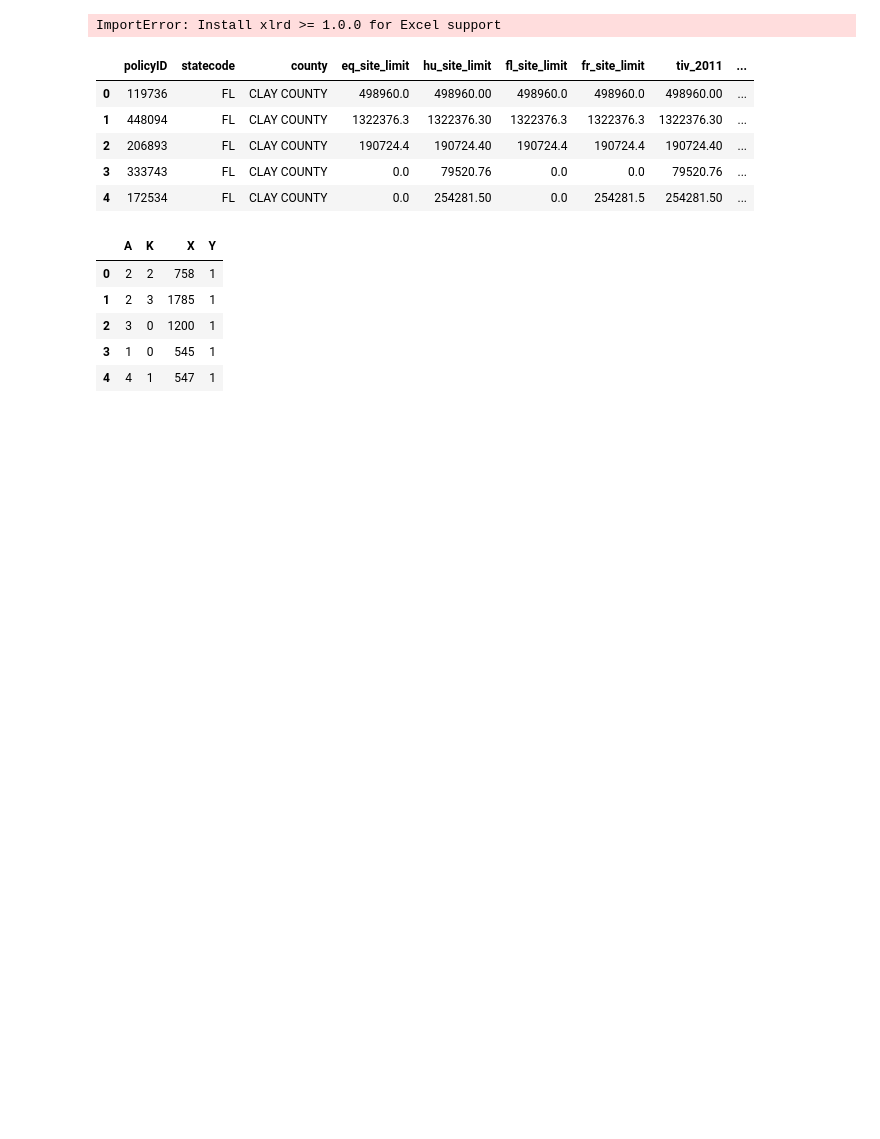
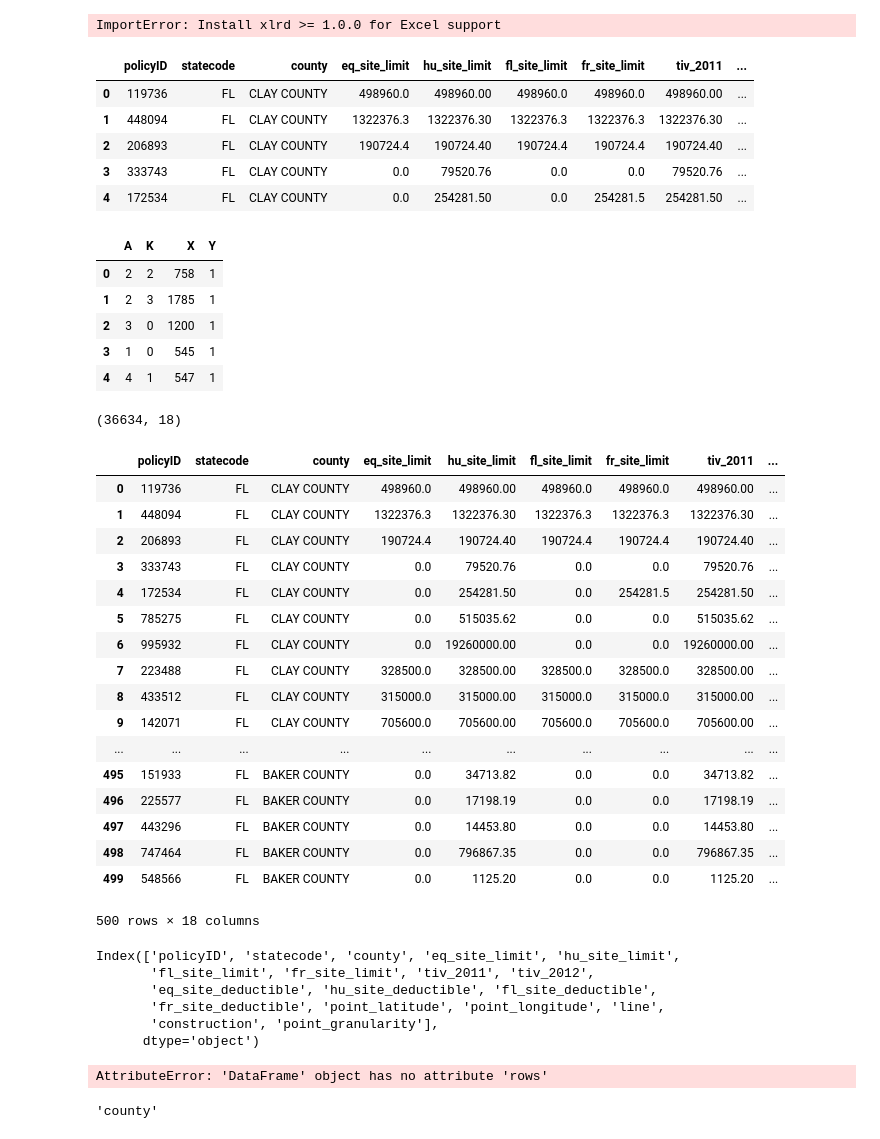
Before and after one commit to Deepak-Marichi/python-101, a Jupyter notebook: python-101.ipynb, the cells around one changed output. Saved outputs shown, nothing was run; the diff lists cells and outputs as text; code cells hidden in the pictures; blank space fills up the shorter version.

Commit message:
data reading

```diff
--- a/python-101.ipynb
+++ b/python-101.ipynb
@@ -214,3 +214,45 @@ df1.head()
 | 2 | 3 | 0 | 1200 | 1 |
 | 3 | 1 | 0 | 545 | 1 |
 | 4 | 4 | 1 | 547 | 1 |
+# %%
+df.shape
+# %% [output]
+(36634, 18)
+# %%
+df.head(500)
+# %% [output]
+|  | policyID | statecode | county | eq_site_limit | hu_site_limit | fl_site_limit | fr_site_limit | tiv_2011 | ... |
+| 0 | 119736 | FL | CLAY COUNTY | 498960.0 | 498960.00 | 498960.0 | 498960.0 | 498960.00 | ... |
+| 1 | 448094 | FL | CLAY COUNTY | 1322376.3 | 1322376.30 | 1322376.3 | 1322376.3 | 1322376.30 | ... |
+| 2 | 206893 | FL | CLAY COUNTY | 190724.4 | 190724.40 | 190724.4 | 190724.4 | 190724.40 | ... |
+| 3 | 333743 | FL | CLAY COUNTY | 0.0 | 79520.76 | 0.0 | 0.0 | 79520.76 | ... |
+| 4 | 172534 | FL | CLAY COUNTY | 0.0 | 254281.50 | 0.0 | 254281.5 | 254281.50 | ... |
+| 5 | 785275 | FL | CLAY COUNTY | 0.0 | 515035.62 | 0.0 | 0.0 | 515035.62 | ... |
+| 6 | 995932 | FL | CLAY COUNTY | 0.0 | 19260000.00 | 0.0 | 0.0 | 19260000.00 | ... |
+| 7 | 223488 | FL | CLAY COUNTY | 328500.0 | 328500.00 | 328500.0 | 328500.0 | 328500.00 | ... |
+| 8 | 433512 | FL | CLAY COUNTY | 315000.0 | 315000.00 | 315000.0 | 315000.0 | 315000.00 | ... |
+| 9 | 142071 | FL | CLAY COUNTY | 705600.0 | 705600.00 | 705600.0 | 705600.0 | 705600.00 | ... |
+| ... | ... | ... | ... | ... | ... | ... | ... | ... | ... |
+| 495 | 151933 | FL | BAKER COUNTY | 0.0 | 34713.82 | 0.0 | 0.0 | 34713.82 | ... |
+| 496 | 225577 | FL | BAKER COUNTY | 0.0 | 17198.19 | 0.0 | 0.0 | 17198.19 | ... |
+| 497 | 443296 | FL | BAKER COUNTY | 0.0 | 14453.80 | 0.0 | 0.0 | 14453.80 | ... |
+| 498 | 747464 | FL | BAKER COUNTY | 0.0 | 796867.35 | 0.0 | 0.0 | 796867.35 | ... |
+| 499 | 548566 | FL | BAKER COUNTY | 0.0 | 1125.20 | 0.0 | 0.0 | 1125.20 | ... |
+500 rows × 18 columns
+# %%
+df.columns
+# %% [output]
+Index(['policyID', 'statecode', 'county', 'eq_site_limit', 'hu_site_limit',
+       'fl_site_limit', 'fr_site_limit', 'tiv_2011', 'tiv_2012',
+       'eq_site_deductible', 'hu_site_deductible', 'fl_site_deductible',
+       'fr_site_deductible', 'point_latitude', 'point_longitude', 'line',
+       'construction', 'point_granularity'],
+      dtype='object')
+# %%
+df.rows
+# %% [output]
+AttributeError: 'DataFrame' object has no attribute 'rows'
+# %%
+df.columns[2]
+# %% [output]
+'county'
```
Also changed, not shown: parts of 19 cells of this notebook, 1 other file.
